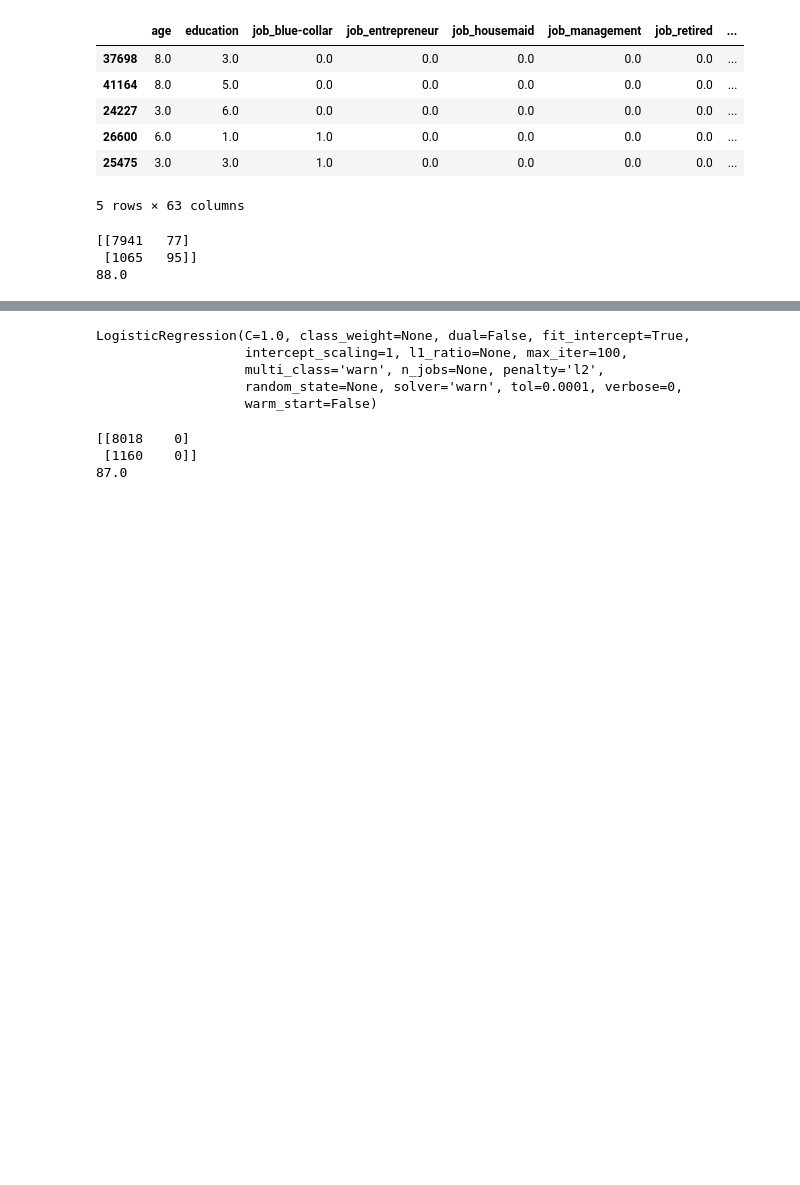
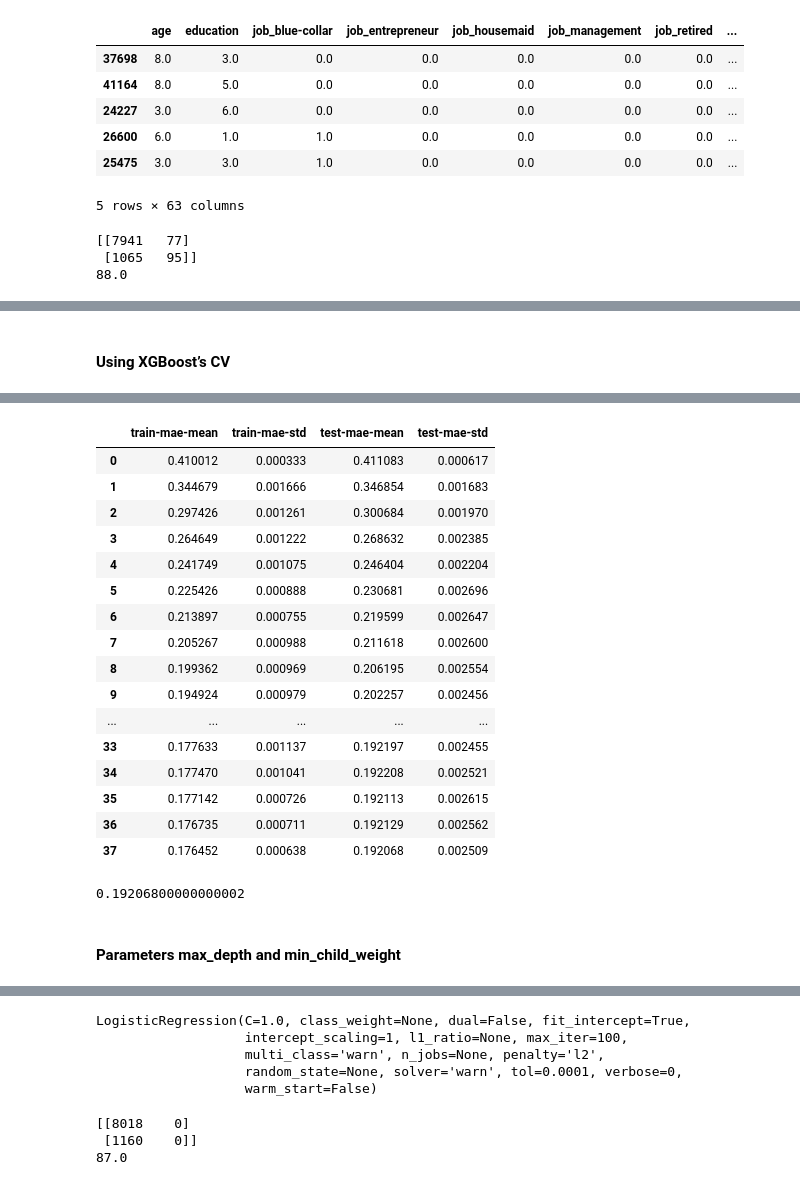
Before and after one commit to kanchanrenu/Bank_propensity_model, a Jupyter notebook: clean_bank_data.ipynb, the cells around one changed output, grey strips where cells are left out. Saved outputs shown, nothing was run; the diff lists cells and outputs as text; code cells hidden in the pictures; blank space fills up the shorter version.

Commit message:
Tried to optimize some hyperparameter for XGBoost model

```diff
--- a/clean_bank_data.ipynb
+++ b/clean_bank_data.ipynb
@@ -227,0 +270,23 @@ XGB = (cross_val_score(estimator = xgb, X = X_train, y = y_train, cv = 10).mean(
+# %%
+params = {
+    # Parameters that we are going to tune.
+    'max_depth':6,
+    'min_child_weight': 1,
+    'eta':.3,
+    'subsample': 1,
+    'colsample_bytree': 1,
+    # Other parameters
+    'objective':'reg:linear',
+}
+# %%
+params['eval_metric'] = "mae"
+# %%
+num_boost_round = 999
+# %%
+model = xgb.train(
+    params,
+    dtrain,
+    num_boost_round=num_boost_round,
+    evals=[(dtest, "Test")],
+    early_stopping_rounds=10
+)
@@ -227,0 +311,14 @@ XGB = (cross_val_score(estimator = xgb, X = X_train, y = y_train, cv = 10).mean(
+# %% [markdown]
+#### Using XGBoost’s CV
+# %%
+cv_results = xgb.cv(
+    params,
+    dtrain,
+    num_boost_round=num_boost_round,
+    seed=42,
+    nfold=5,
+    metrics={'mae'},
+    early_stopping_rounds=10
+)
+cv_results
+# %% [output]
@@ -227,0 +330,23 @@ XGB = (cross_val_score(estimator = xgb, X = X_train, y = y_train, cv = 10).mean(
+|  | train-mae-mean | train-mae-std | test-mae-mean | test-mae-std |
+| 0 | 0.410012 | 0.000333 | 0.411083 | 0.000617 |
+| 1 | 0.344679 | 0.001666 | 0.346854 | 0.001683 |
+| 2 | 0.297426 | 0.001261 | 0.300684 | 0.001970 |
+| 3 | 0.264649 | 0.001222 | 0.268632 | 0.002385 |
+| 4 | 0.241749 | 0.001075 | 0.246404 | 0.002204 |
+| 5 | 0.225426 | 0.000888 | 0.230681 | 0.002696 |
+| 6 | 0.213897 | 0.000755 | 0.219599 | 0.002647 |
+| 7 | 0.205267 | 0.000988 | 0.211618 | 0.002600 |
+| 8 | 0.199362 | 0.000969 | 0.206195 | 0.002554 |
+| 9 | 0.194924 | 0.000979 | 0.202257 | 0.002456 |
+| ... | ... | ... | ... | ... |
+| 33 | 0.177633 | 0.001137 | 0.192197 | 0.002455 |
+| 34 | 0.177470 | 0.001041 | 0.192208 | 0.002521 |
+| 35 | 0.177142 | 0.000726 | 0.192113 | 0.002615 |
+| 36 | 0.176735 | 0.000711 | 0.192129 | 0.002562 |
+| 37 | 0.176452 | 0.000638 | 0.192068 | 0.002509 |
+# %%
+cv_results['test-mae-mean'].min()
+# %% [output]
+0.19206800000000002
+# %% [markdown]
+#### Parameters max_depth and min_child_weight
```
Also changed, not shown: parts of 28 cells of this notebook.
